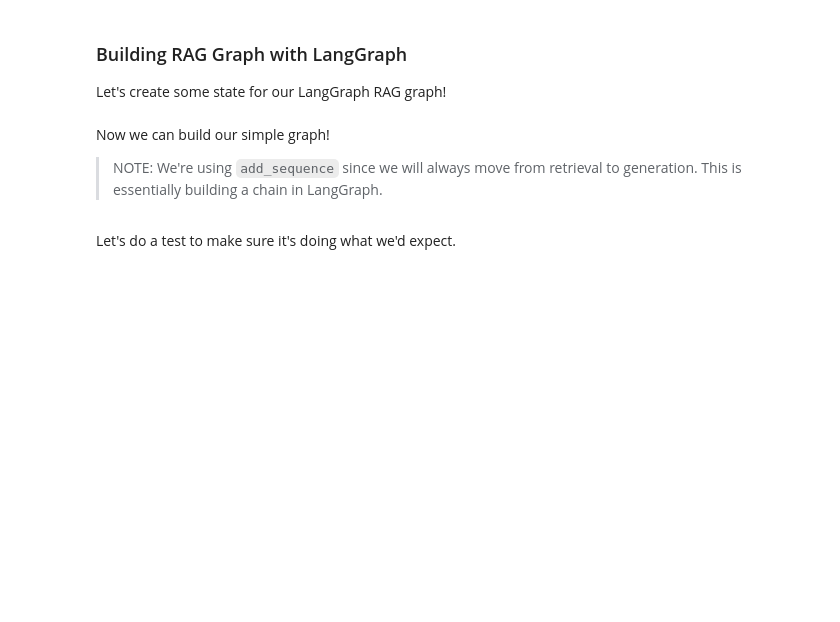
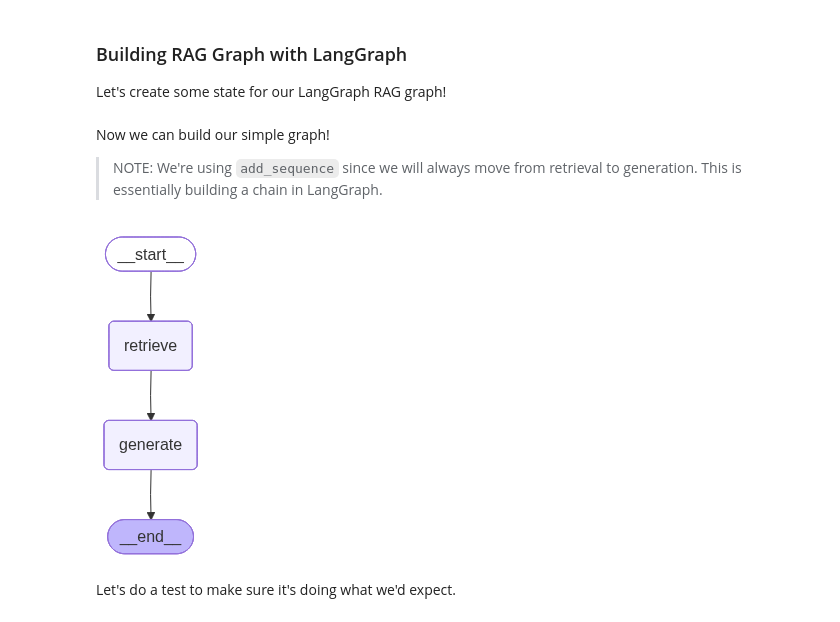
Before and after one commit to rafaeltuelho/AIE8, a Jupyter notebook: 08_Evaluating_RAG_With_Ragas/Evaluating_RAG_with_Ragas_(2025)_AI_Makerspace.ipynb, the cells around one changed output. Drawn from its saved outputs; the diff is of its cells as text; code cells hidden in the pictures; blank space fills up the shorter version.

```diff
--- a/08_Evaluating_RAG_With_Ragas/Evaluating_RAG_with_Ragas_(2025)_AI_Makerspace.ipynb
+++ b/08_Evaluating_RAG_With_Ragas/Evaluating_RAG_with_Ragas_(2025)_AI_Makerspace.ipynb
@@ -257,6 +260,10 @@ Now we can build our simple graph!
 graph_builder = StateGraph(State).add_sequence([retrieve, generate])
 graph_builder.add_edge(START, "retrieve")
 graph = graph_builder.compile()
+# %%
+graph
+# %% [output]
+[figure, added]
 # %% [markdown]
 Let's do a test to make sure it's doing what we'd expect.
 # %%
```
Also changed, not shown: parts of 6 cells of this notebook.
